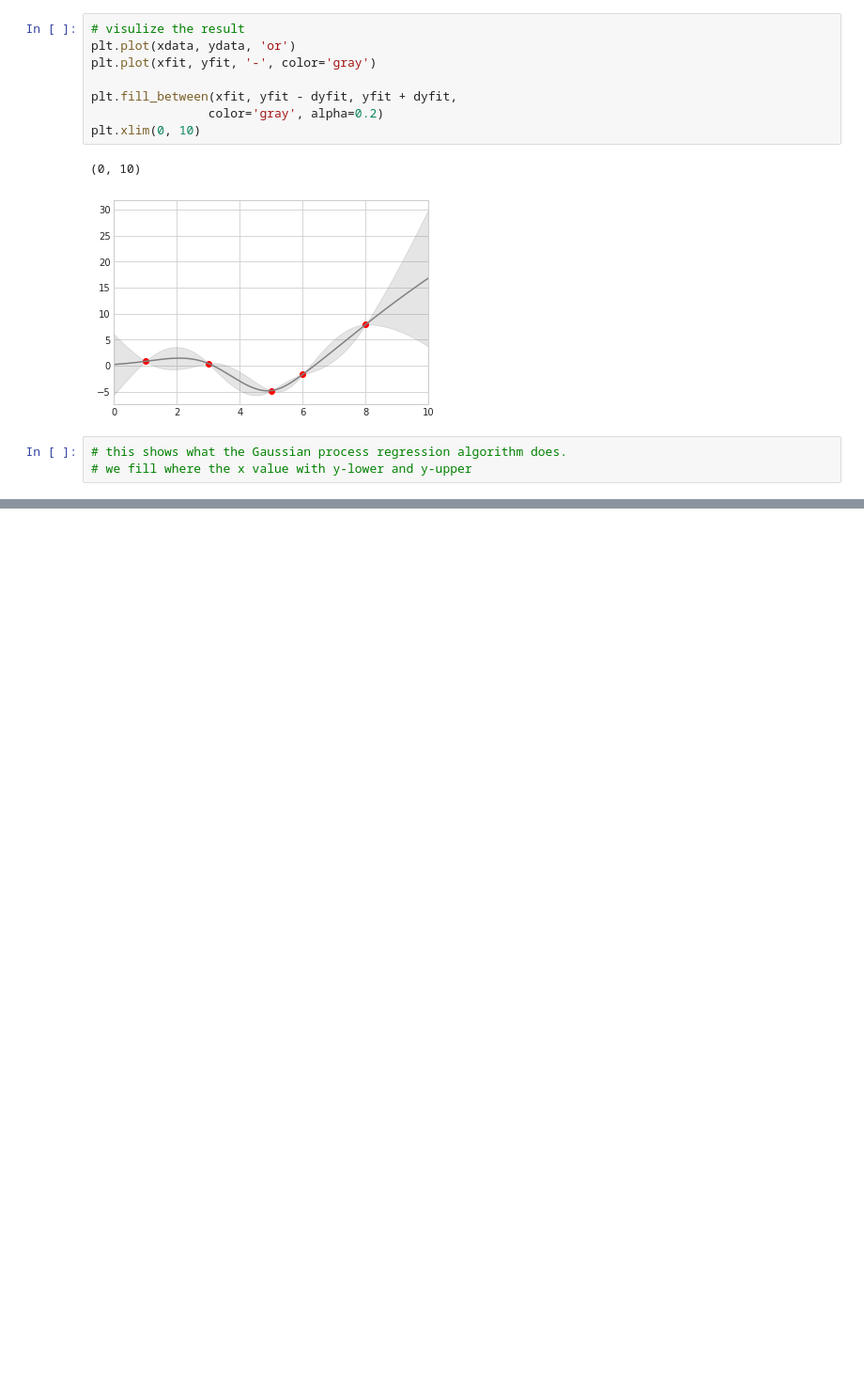
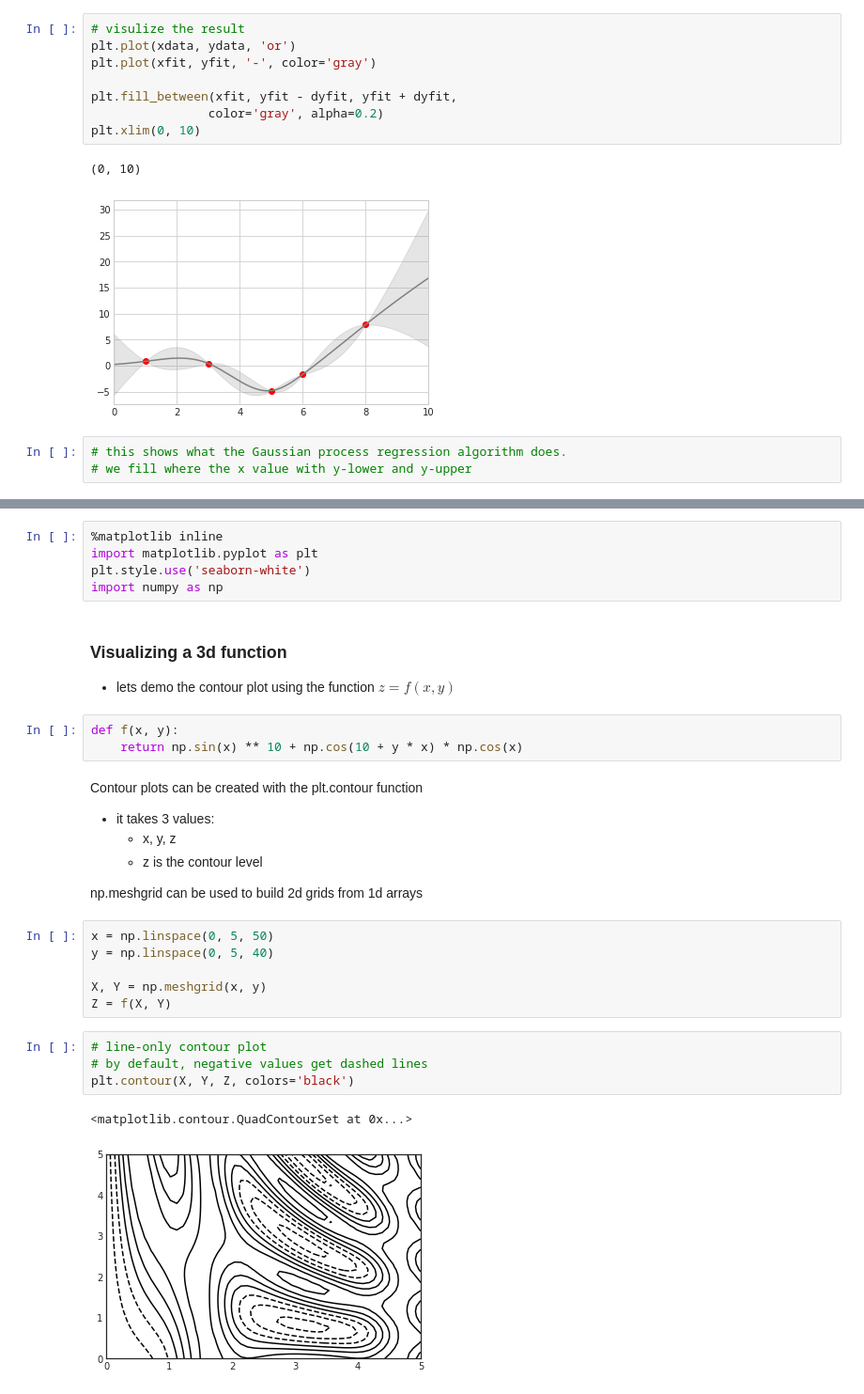
Before and after one commit to PeterChauYEG/learn-python, a Jupyter notebook: Visualization with Matplotlib.ipynb, the cells around one changed output, grey strips where cells are left out. Shown at 94% size. Saved outputs shown, nothing was run; the diff lists cells and outputs as text; blank space fills up the shorter version.

```diff
--- a/Visualization with Matplotlib.ipynb
+++ b/Visualization with Matplotlib.ipynb
@@ -374,0 +381,31 @@ plt.xlim(0, 10)
+# %%
+%matplotlib inline
+import matplotlib.pyplot as plt
+plt.style.use('seaborn-white')
+import numpy as np
+# %% [markdown]
+### Visualizing a 3d function
+- lets demo the contour plot using the function $z = f(x, y)$
+# %%
+def f(x, y):
+    return np.sin(x) ** 10 + np.cos(10 + y * x) * np.cos(x)
+# %% [markdown]
+Contour plots can be created with the plt.contour function
+- it takes 3 values:
+    - x, y, z
+    - z is the contour level
+
+ np.meshgrid can be used to build 2d grids from 1d arrays
+# %%
+x = np.linspace(0, 5, 50)
+y = np.linspace(0, 5, 40)
+
+X, Y = np.meshgrid(x, y)
+Z = f(X, Y)
+# %%
+# line-only contour plot
+# by default, negative values get dashed lines
+plt.contour(X, Y, Z, colors='black')
+# %% [output]
+<matplotlib.contour.QuadContourSet at 0x...>
+[figure, added]
```
Also changed, not shown: parts of 32 cells of this notebook, 1 other file.
